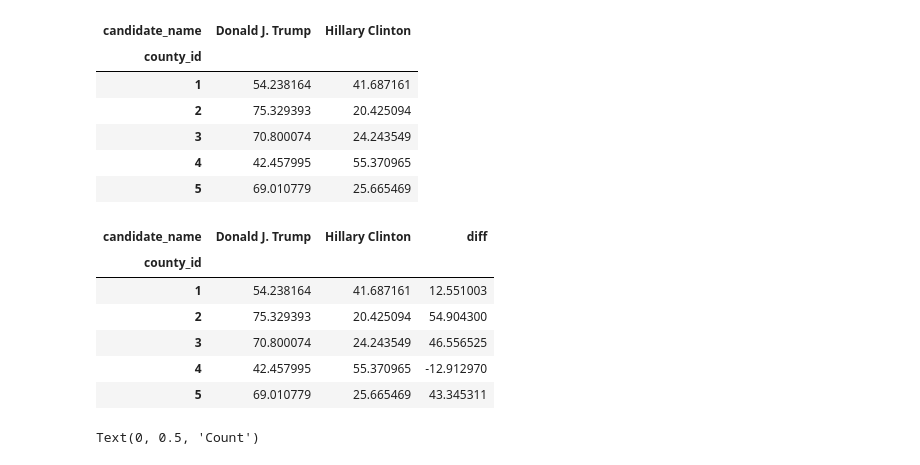
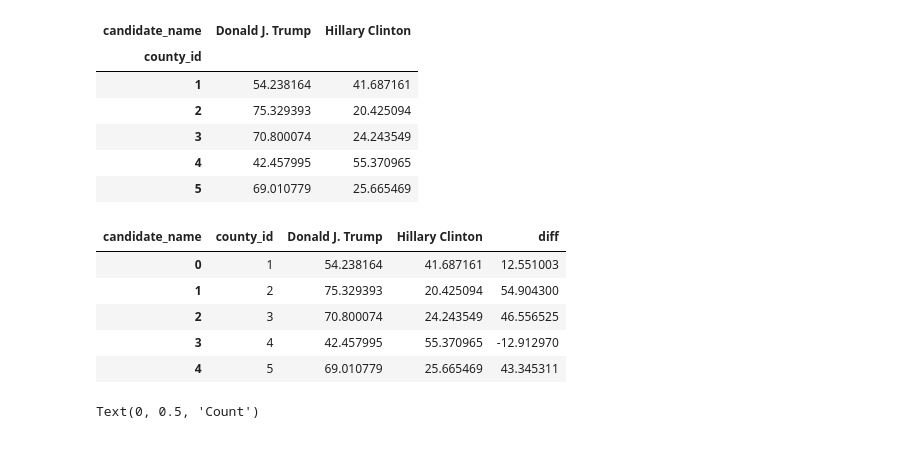
Before and after one commit to zero731/NC_Elections_Capstone, a Jupyter notebook: NC_General2020.ipynb, the cells around one changed output. Drawn from its saved outputs; the diff is of its cells as text; code cells hidden in the pictures.

Commit message:
fix 2016 county percentages and begin testing px

```diff
--- a/NC_General2020.ipynb
+++ b/NC_General2020.ipynb
@@ -111,5 +112,6 @@ pres_elec_2016.head()
 ## Group the data by county and get the total votes cast per county
 total_votes_by_county = pres_elec_2016.groupby(['county_id']).sum()
 total_votes_by_county.drop(columns=['vote_for'], inplace=True)
+total_votes_by_county.reset_index(inplace=True)
 total_votes_by_county.head()
 # %% [output]
@@ -192,16 +193,16 @@ county_per_TvC.head()
 # %%
 ## Create a new column representing the difference in vote percentage
   ## earned by each candidate (Trump - Clinton)
 county_per_TvC['diff'] = county_per_TvC['Donald J. Trump'] - county_per_TvC['Hillary Clinton']
+county_per_TvC.reset_index(inplace=True)
 county_per_TvC.head()
 # %% [output]
-| candidate_name | Donald J. Trump | Hillary Clinton | diff |
-| county_id |  |  |  |
-| 1 | 54.238164 | 41.687161 | 12.551003 |
-| 2 | 75.329393 | 20.425094 | 54.904300 |
-| 3 | 70.800074 | 24.243549 | 46.556525 |
-| 4 | 42.457995 | 55.370965 | -12.912970 |
-| 5 | 69.010779 | 25.665469 | 43.345311 |
+| candidate_name | county_id | Donald J. Trump | Hillary Clinton | diff |
+| 0 | 1 | 54.238164 | 41.687161 | 12.551003 |
+| 1 | 2 | 75.329393 | 20.425094 | 54.904300 |
+| 2 | 3 | 70.800074 | 24.243549 | 46.556525 |
+| 3 | 4 | 42.457995 | 55.370965 | -12.912970 |
+| 4 | 5 | 69.010779 | 25.665469 | 43.345311 |
 # %%
 ## Plot distribution of difference between vote earned by Trump and by Clinton
   ## in 2016 by county
```
Also changed, not shown: parts of 21 cells of this notebook, 1 other file.
